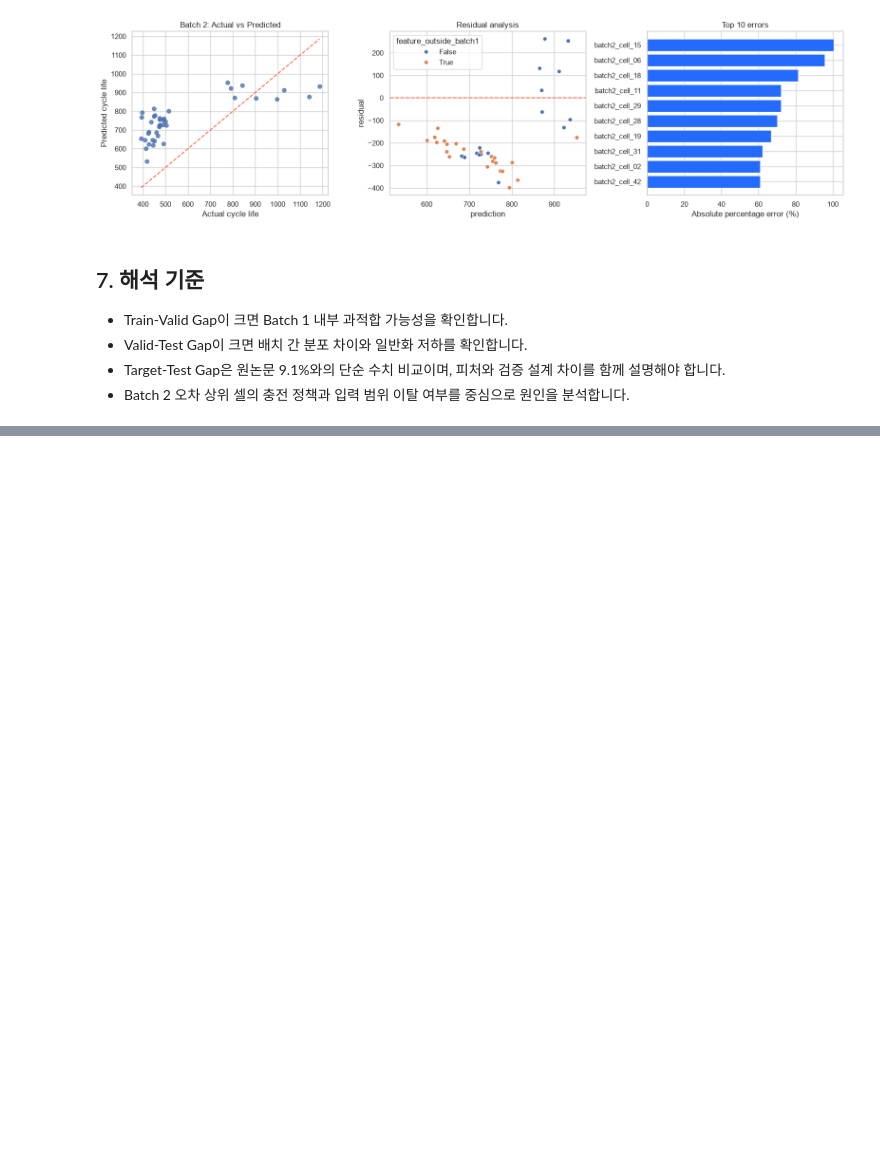
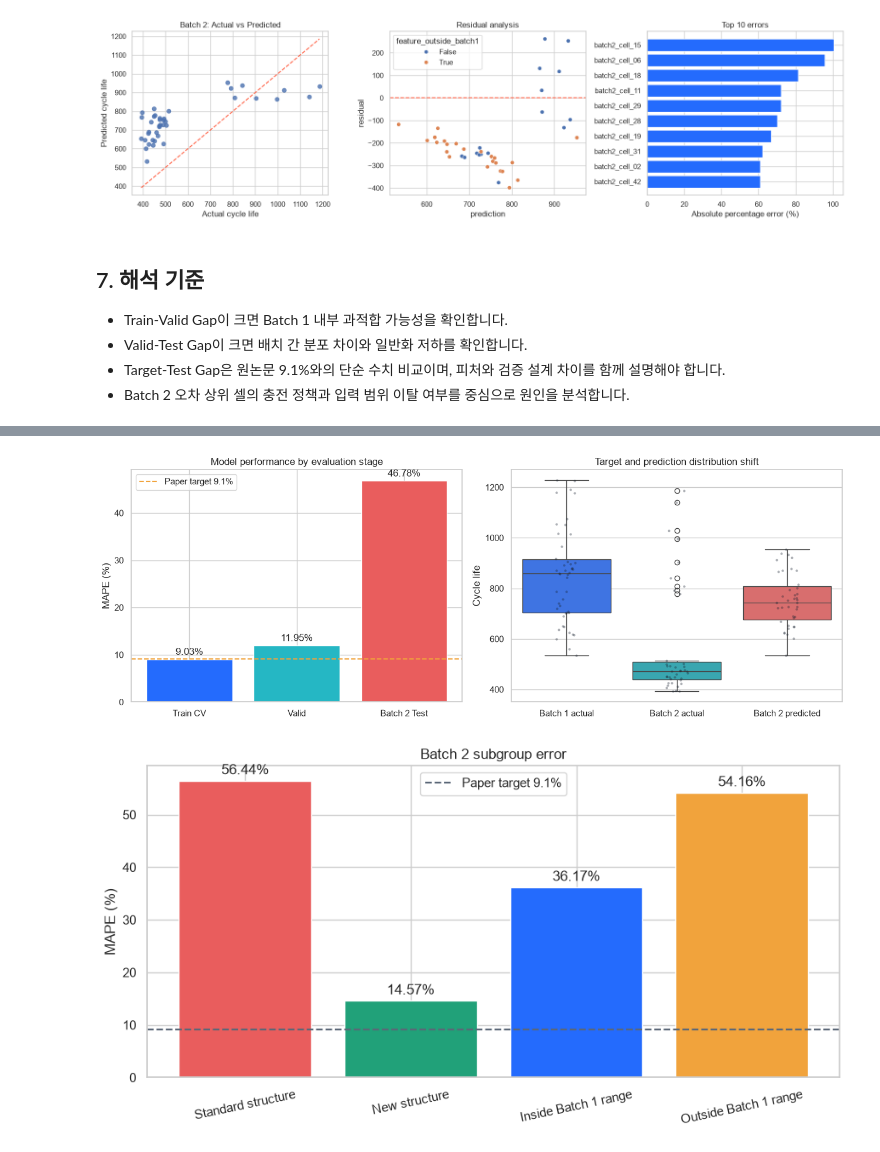
Before and after one commit to BigMacHun-del/mini_project, a Jupyter notebook: notebooks/03_day2_modeling_evaluation.executed.ipynb, the cells around one changed output, grey strips where cells are left out. Cells and saved outputs as stored; diff of their text form; code cells hidden in the pictures; blank space fills up the shorter version.

Commit message:
docs: support analysis conclusions with visual evidence

```diff
--- a/notebooks/03_day2_modeling_evaluation.executed.ipynb
+++ b/notebooks/03_day2_modeling_evaluation.executed.ipynb
@@ -393,0 +402,52 @@ plt.show()
+# %%
+README_IMAGE_DIR = PROJECT_ROOT / 'docs' / 'images'
+README_IMAGE_DIR.mkdir(parents=True, exist_ok=True)
+
+fig, axes = plt.subplots(1, 2, figsize=(13, 4.8))
+
+score_names = ['Train CV', 'Valid', 'Batch 2 Test']
+score_values = [
+    train_cv_metrics['MAPE (%)'],
+    valid_metrics['MAPE (%)'],
+    test_metrics['MAPE (%)'],
+]
+bars = axes[0].bar(score_names, score_values, color=['#246BFD', '#25B7C4', '#E95D5D'])
+axes[0].axhline(PAPER_TARGET_MAPE, color='#F1A33C', linestyle='--', label='Paper target 9.1%')
+axes[0].bar_label(bars, fmt='%.2f%%', padding=3)
+axes[0].set(ylabel='MAPE (%)', title='Model performance by evaluation stage')
+axes[0].legend()
+
+distribution = pd.DataFrame({
+    'Batch 1 actual': pd.Series(batch1[TARGET].to_numpy()),
+    'Batch 2 actual': pd.Series(batch2[TARGET].to_numpy()),
+    'Batch 2 predicted': pd.Series(test_pred),
+}).melt(var_name='group', value_name='cycle_life').dropna()
+sns.boxplot(data=distribution, x='group', y='cycle_life', hue='group', palette=['#246BFD', '#25B7C4', '#E95D5D'], ax=axes[1])
+sns.stripplot(data=distribution, x='group', y='cycle_life', color='#182230', alpha=.35, size=3, ax=axes[1])
+axes[1].set(xlabel='', ylabel='Cycle life', title='Target and prediction distribution shift')
+
+plt.tight_layout()
+plt.savefig(README_IMAGE_DIR / 'day2_performance_and_shift.png', dpi=180, bbox_inches='tight')
+plt.show()
+
+fig, ax = plt.subplots(figsize=(9, 4.8))
+plot_df = subgroup_performance[subgroup_performance['group'] != '전체'].copy()
+group_labels = {
+    '일반 구조': 'Standard structure',
+    'newstructure': 'New structure',
+    'Batch 1 범위 내부': 'Inside Batch 1 range',
+    'Batch 1 범위 외부': 'Outside Batch 1 range',
+}
+plot_df['group_label'] = plot_df['group'].map(group_labels)
+bars = ax.bar(plot_df['group_label'], plot_df['MAPE (%)'], color=['#E95D5D', '#21A179', '#246BFD', '#F1A33C'])
+ax.bar_label(bars, fmt='%.2f%%', padding=3)
+ax.axhline(PAPER_TARGET_MAPE, color='#5B6777', linestyle='--', label='Paper target 9.1%')
+ax.set(ylabel='MAPE (%)', title='Batch 2 subgroup error')
+ax.tick_params(axis='x', rotation=12)
+ax.legend()
+plt.tight_layout()
+plt.savefig(README_IMAGE_DIR / 'day2_subgroup_error.png', dpi=180, bbox_inches='tight')
+plt.show()
+# %% [output]
+[figure, added]
+[figure, added]
```
Also changed, not shown: parts of 1 cell of this notebook, 9 other files.
